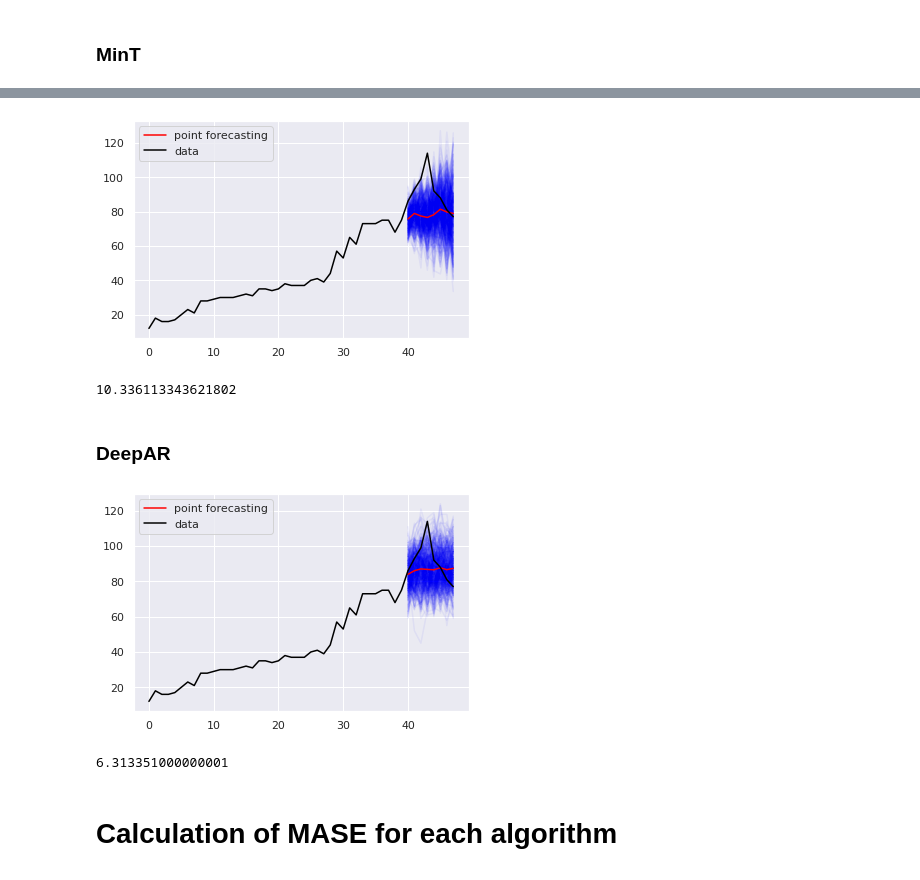
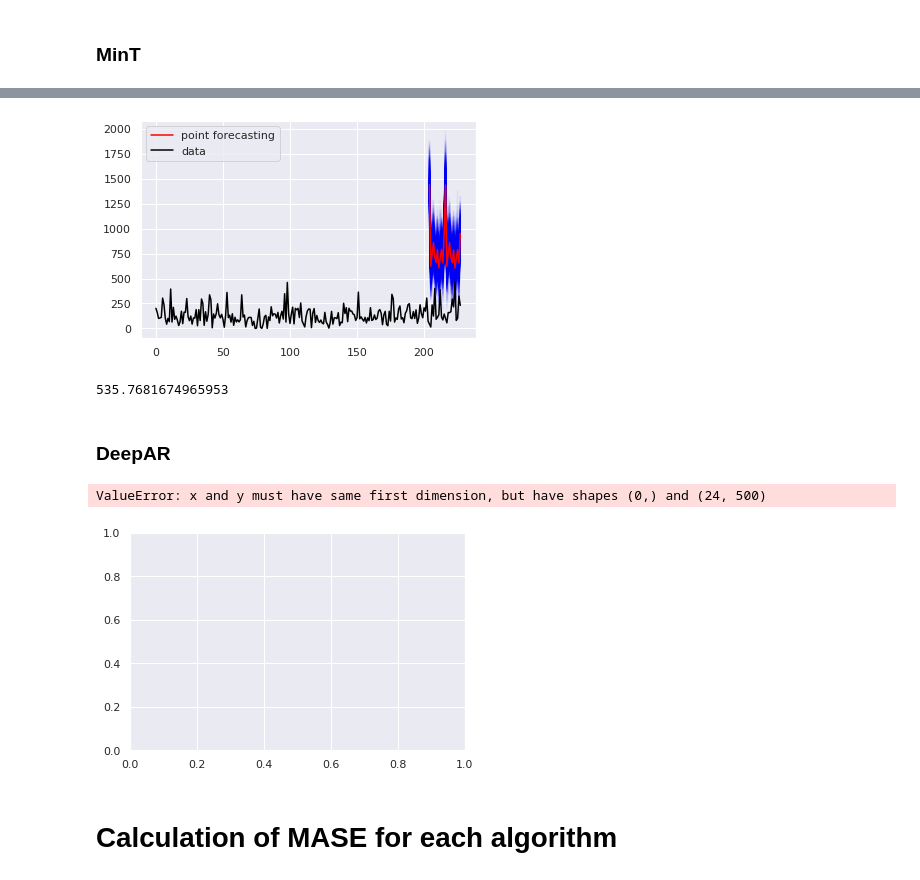
Before and after one commit to luisroque/run_models_distributed, a Jupyter notebook: notebooks/Results_comparing_all_algorithms_paper1_probabilistic.ipynb, the cells around one changed output, grey strips where cells are left out. Saved outputs shown, nothing was run; the diff lists cells and outputs as text; code cells hidden in the pictures.

```diff
--- a/notebooks/Results_comparing_all_algorithms_paper1_probabilistic.ipynb
+++ b/notebooks/Results_comparing_all_algorithms_paper1_probabilistic.ipynb
@@ -19,7 +19,7 @@ plt.rcParams.update({'font.size': 22})
 # %% [markdown]
 # Parameters
 # %%
-datasets=['prison']
+datasets=['prison', 'tourism']
 algorithms=[
             "gpf",
             "mint",
@@ -32,6 +32,7 @@ algorithms=[
         ]
 
 # Loading data
-data = tsag.preprocessing.PreprocessDatasets('prison').apply_preprocess()
-true = data['predict']['data'].reshape((32, 48)).T
+dataset = 'tourism'
+data = tsag.preprocessing.PreprocessDatasets(dataset).apply_preprocess()
+true = data['predict']['data'].reshape((data['predict']['s'], data['predict']['n'])).T
 # %% [output]
@@ -66,31 +108,31 @@ ps.crps_ensemble(true[-8:, series], e['predictions']['samples']['bottom'][-8:, s
 # %%
-e = htsx.compute_results.get_output('prison', 'mint', 'jitter')
-series = 9
-plt.plot(np.arange(40, 48), e['predictions']['samples']['bottom'][-8:, series, :], alpha=0.05, color='blue')
-plt.plot(np.arange(40, 48), e['predictions']['points']['bottom'][:, series], alpha=1, color='red', label='point forecasting')
+e = htsx.compute_results.get_output(dataset, 'mint', 'jitter')
+series = 3
+plt.plot(np.arange(data['train']['n'], data['predict']['n']), e['predictions']['samples']['bottom'][-data['h']:, series, :], alpha=0.05, color='blue')
+plt.plot(np.arange(data['train']['n'], data['predict']['n']), e['predictions']['points']['bottom'][:, series], alpha=1, color='red', label='point forecasting')
 plt.plot(true[:,series], color='black', label='data')
+
 plt.legend();
 # %% [output]
-[figure, old version]
+[figure, new version]
 # %%
-ps.crps_ensemble(true[-8:, series], e['predictions']['samples']['bottom'][-8:, series, :]).mean()
+ps.crps_ensemble(true[-data['h']:, series], e['predictions']['samples']['bottom'][-data['h']:, series, :]).mean()
 # %% [output]
-10.336113343621802
+535.7681674965953
 # %% [markdown]
 ### DeepAR
 # %%
-e = htsx.compute_results.get_output('prison', 'deepar', 'jitter')
+e = htsx.compute_results.get_output(dataset, 'deepar', 'jitter')
 series = 9
-plt.plot(np.arange(40, 48), e['predictions']['samples']['bottom'][-8:, series, :], alpha=0.05, color='blue')
-plt.plot(np.arange(40, 48), e['predictions']['points']['bottom'][:, series], alpha=1, color='red', label='point forecasting')
+plt.plot(np.arange(data['train']['n'], data['train']['n']), e['predictions']['samples']['bottom'][-data['h']:, series, :], alpha=0.05, color='blue')
+plt.plot(np.arange(data['train']['n'], data['train']['n']), e['predictions']['points']['bottom'][:, series], alpha=1, color='red', label='point forecasting')
 plt.plot(true[:,series], color='black', label='data')
 plt.legend();
 # %% [output]
+ValueError: x and y must have same first dimension, but have shapes (0,) and (24, 500)
-[figure, old version]
+[figure, new version]
 # %%
-ps.crps_ensemble(true[-8:, series], e['predictions']['samples']['bottom'][-8:, series, :]).mean()
+ps.crps_ensemble(true[-data['h']:, series], e['predictions']['samples']['bottom'][-data['h']:, series, :]).mean()
-# %% [output]
-6.313351000000001
 # %% [markdown]
 # Calculation of MASE for each algorithm
 # %%
```
Also changed, not shown: parts of 9 cells of this notebook, 2 other files.
